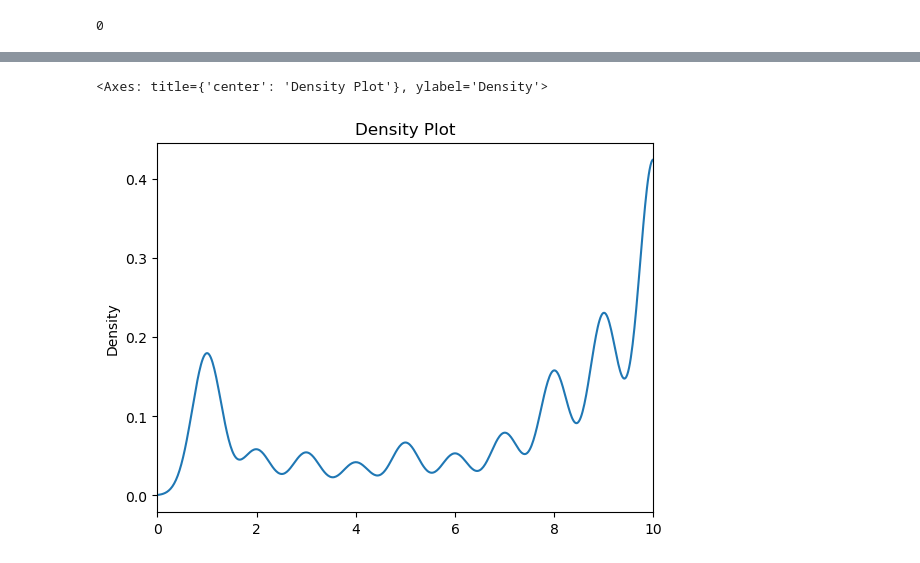
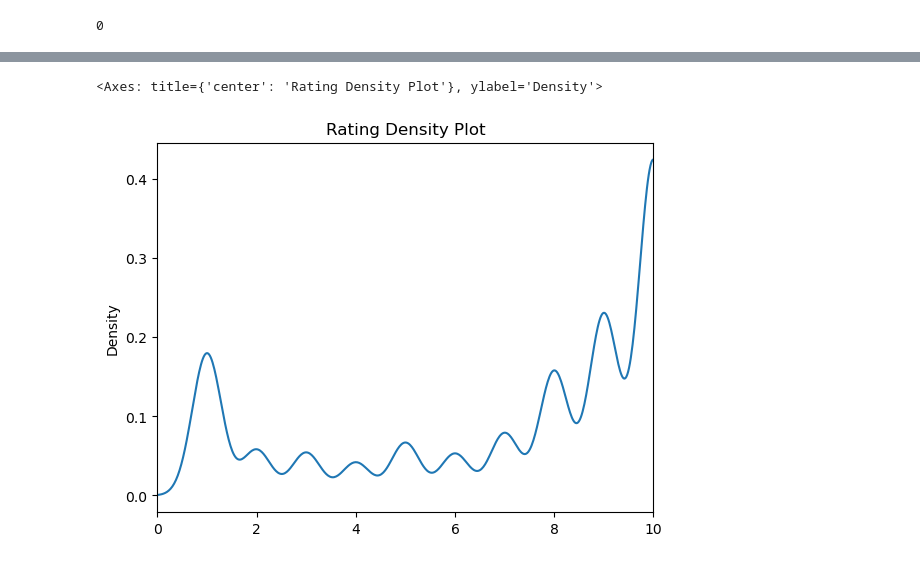
Before and after one commit to sean7x/medicinal-narratives, a Jupyter notebook: data_prep_eda.ipynb, the cells around one changed output, grey strips where cells are left out. Saved outputs shown, nothing was run; the diff lists cells and outputs as text; code cells hidden in the pictures.

```diff
--- a/data_prep_eda.ipynb
+++ b/data_prep_eda.ipynb
@@ -30 +68,4 @@ train_df['review'] = train_df['review'].apply(html.unescape).str.replace(r'[\r\n
+# %%
+# Remove wrong condition values and keep the rows
+train_df.loc[train_df.condition.notna() & train_df.condition.str.contains('users found this comment helpful'), 'condition'] = None
 # %%
@@ -92,5 +147,5 @@ train_df.drugName.value_counts().plot()
 # %%
-train_df.rating.plot(kind='density', title='Density Plot', xlabel='Value', ylabel='Density', xlim=(0, 10))
+train_df.rating.plot(kind='density', title='Rating Density Plot', xlabel='Value', ylabel='Density', xlim=(0, 10))
 # %% [output]
-<Axes: title={'center': 'Density Plot'}, ylabel='Density'>
+<Axes: title={'center': 'Rating Density Plot'}, ylabel='Density'>
-[figure, old version]
+[figure, new version]
```
Also changed, not shown: parts of 15 cells of this notebook.
